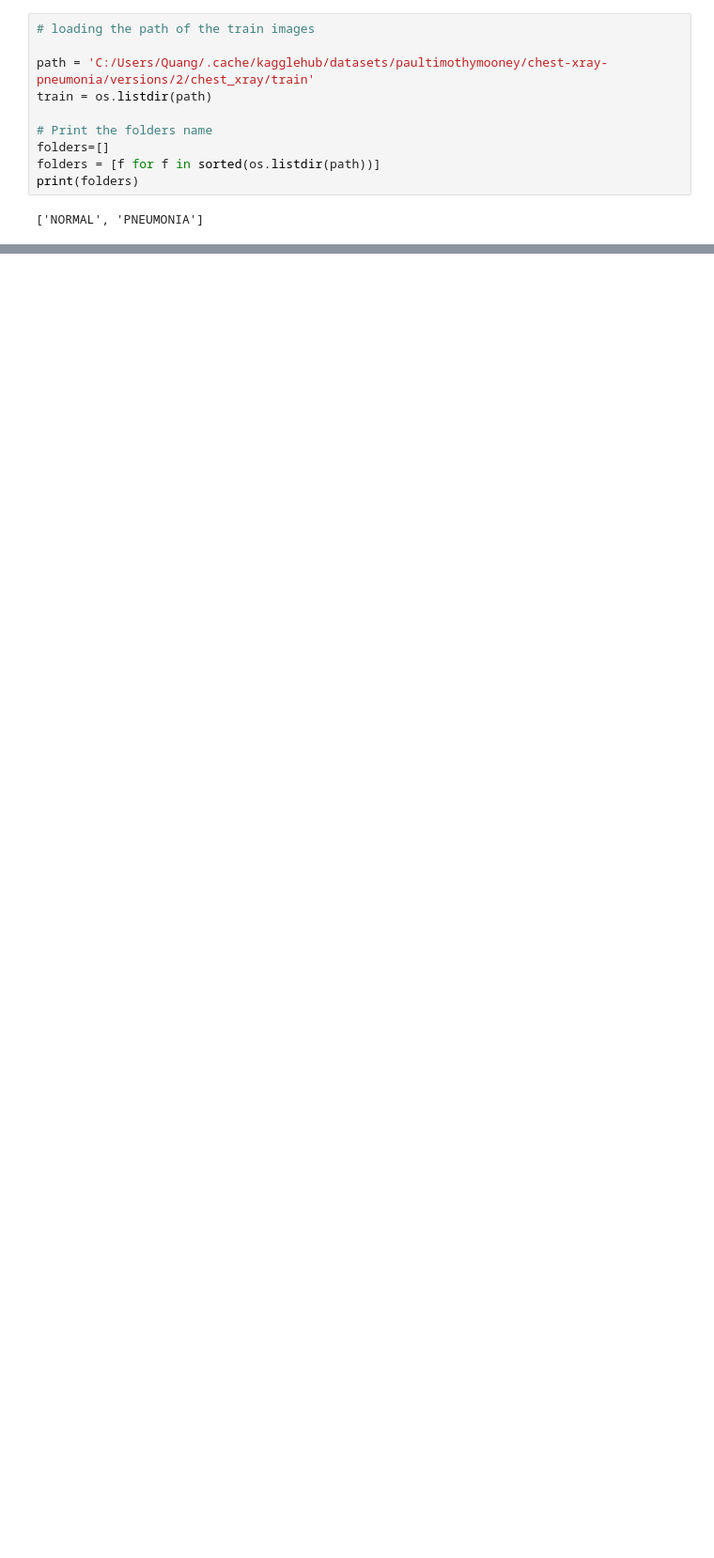
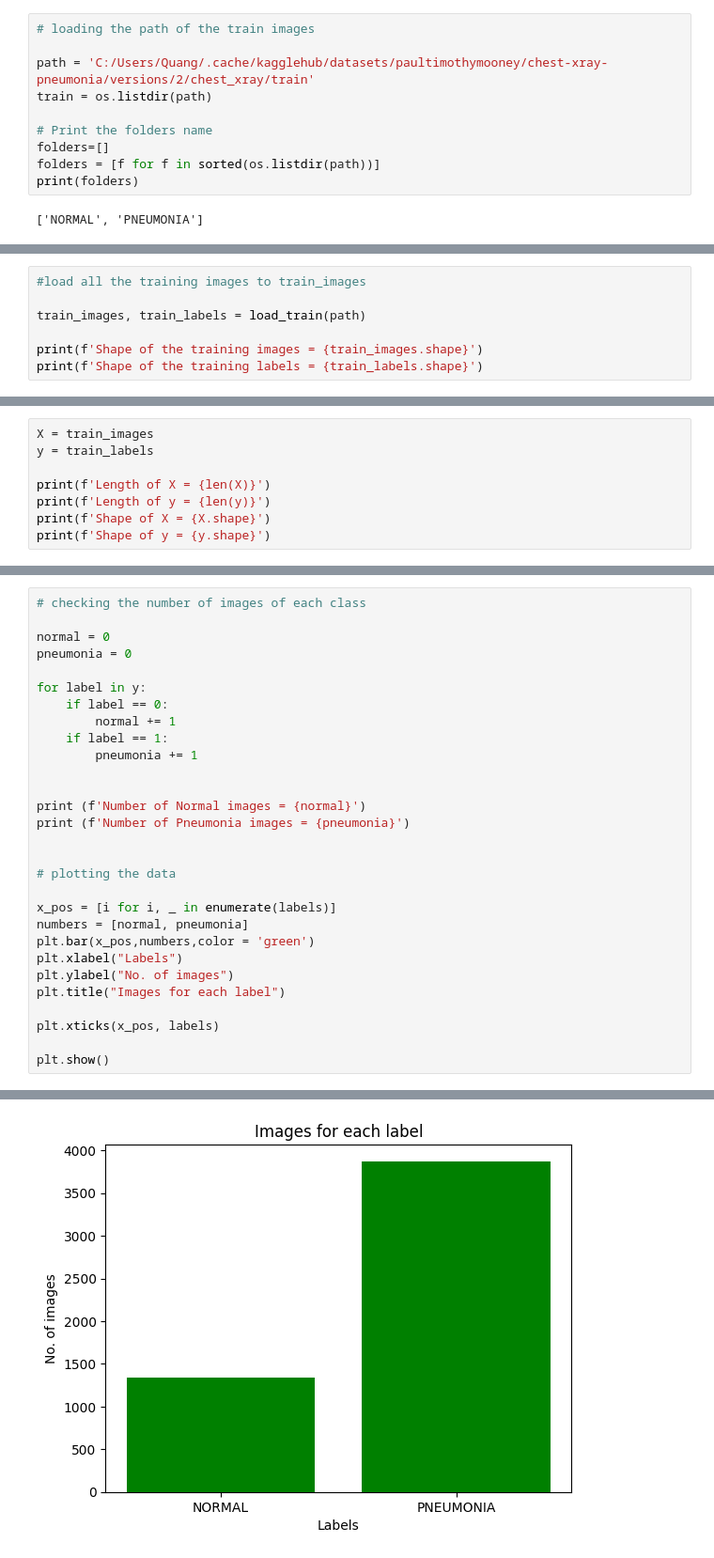
Before and after one commit to quangptt0910/Xray_disease_detector, a Jupyter notebook: main.ipynb, the cells around one changed output, grey strips where cells are left out. Shown: that part at 94% size. Cells and saved outputs as stored; diff of their text form; blank space fills up the shorter version.

```diff
--- a/main.ipynb
+++ b/main.ipynb
@@ -61,0 +88,7 @@ print(folders)
+# %%
+#load all the training images to train_images
+
+train_images, train_labels = load_train(path)
+
+print(f'Shape of the training images = {train_images.shape}')
+print(f'Shape of the training labels = {train_labels.shape}')
@@ -61,0 +98,8 @@ print(folders)
+# %%
+X = train_images
+y = train_labels
+
+print(f'Length of X = {len(X)}')
+print(f'Length of y = {len(y)}')
+print(f'Shape of X = {X.shape}')
+print(f'Shape of y = {y.shape}')
@@ -61,0 +111,30 @@ print(folders)
+# %%
+# checking the number of images of each class
+
+normal = 0
+pneumonia = 0
+
+for label in y:
+    if label == 0:
+        normal += 1
+    if label == 1:
+        pneumonia += 1
+
+
+print (f'Number of Normal images = {normal}')
+print (f'Number of Pneumonia images = {pneumonia}')
+
+
+# plotting the data
+
+x_pos = [i for i, _ in enumerate(labels)]
+numbers = [normal, pneumonia]
+plt.bar(x_pos,numbers,color = 'green')
+plt.xlabel("Labels")
+plt.ylabel("No. of images")
+plt.title("Images for each label")
+
+plt.xticks(x_pos, labels)
+
+plt.show()
+# %% [output]
@@ -61,0 +143 @@ print(folders)
+[figure, added]
```
Also changed, not shown: parts of 8 cells of this notebook.
